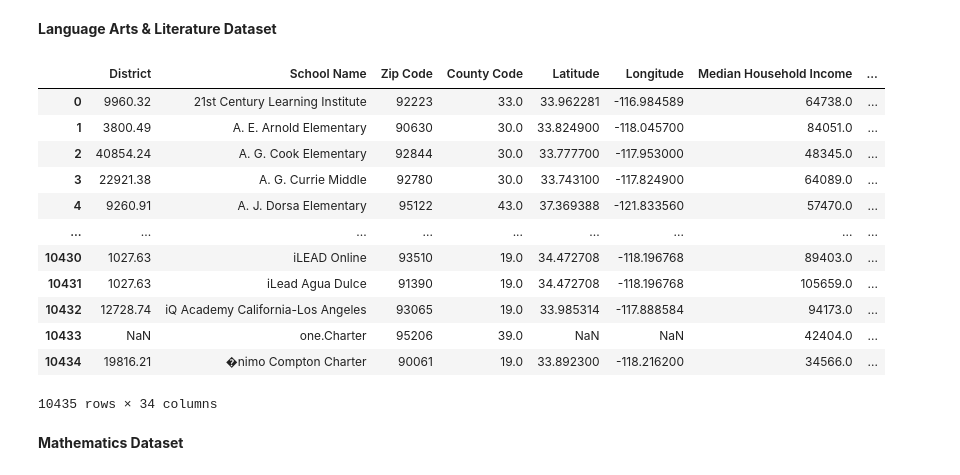
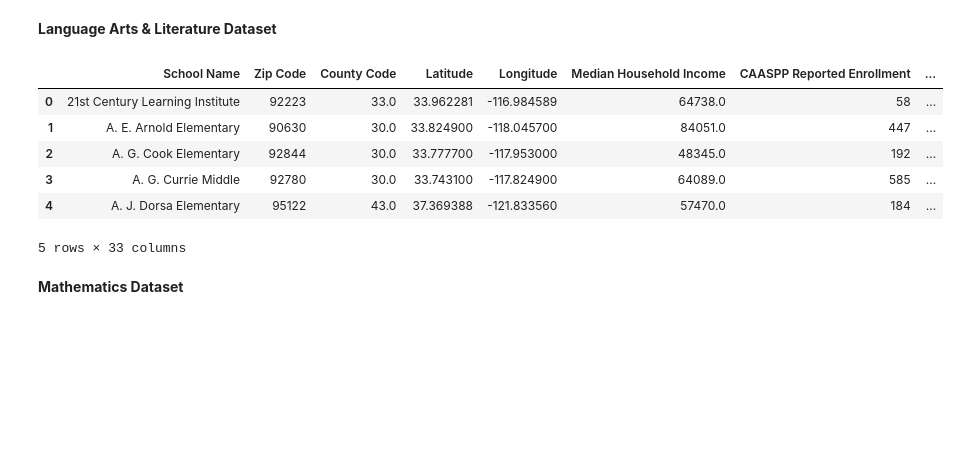
Before and after one commit to gabriellewald/springboard-coursework, a Jupyter notebook: education_project/Capstone2_education_project.ipynb, the cells around one changed output. Saved outputs shown, nothing was run; the diff lists cells and outputs as text; code cells hidden in the pictures; blank space fills up the shorter version.

```diff
--- a/education_project/Capstone2_education_project.ipynb
+++ b/education_project/Capstone2_education_project.ipynb
@@ -862,31 +862,25 @@ math_df.columns = ['District Code', 'School Code', 'School Name', 'Zip Code', 'C
 **Language Arts & Literature Dataset**
 # %%
 # Select columns of interest
-df_language = language_df[['District', 'School Name', 'Zip Code', 'County Code', 'Latitude', 'Longitude',
+df_language = language_df[['School Name', 'Zip Code', 'County Code', 'Latitude', 'Longitude',
        'Median Household Income', 'CAASPP Reported Enrollment', 'Enrollment K-12',
        'Total Revenue per Pupil', 'Total Expenditures per Pupil', 'Free Meal Count K-12',
        'Current Expense Per ADA', 'Male', 'Female',
        'Military', 'Non Military', 'Homeless', 'Non Homeless', 'Disadvantaged',
        'Not Disadvantaged', 'Black', 'Native American', 'Asian', 'Hispanic',
        'Pacific Islander', 'White', 'Two/More Races', '< High School',
        'High School Grad', 'Some College', 'College Grad', 'Graduate School',
        'Percentage Standard Met and Above']]
 
-df_language
+df_language.head()
 # %% [output]
-|  | District | School Name | Zip Code | County Code | Latitude | Longitude | Median Household Income | ... |
-| 0 | 9960.32 | 21st Century Learning Institute | 92223 | 33.0 | 33.962281 | -116.984589 | 64738.0 | ... |
-| 1 | 3800.49 | A. E. Arnold Elementary | 90630 | 30.0 | 33.824900 | -118.045700 | 84051.0 | ... |
-| 2 | 40854.24 | A. G. Cook Elementary | 92844 | 30.0 | 33.777700 | -117.953000 | 48345.0 | ... |
-| 3 | 22921.38 | A. G. Currie Middle | 92780 | 30.0 | 33.743100 | -117.824900 | 64089.0 | ... |
-| 4 | 9260.91 | A. J. Dorsa Elementary | 95122 | 43.0 | 37.369388 | -121.833560 | 57470.0 | ... |
-| ... | ... | ... | ... | ... | ... | ... | ... | ... |
-| 10430 | 1027.63 | iLEAD Online | 93510 | 19.0 | 34.472708 | -118.196768 | 89403.0 | ... |
-| 10431 | 1027.63 | iLead Agua Dulce | 91390 | 19.0 | 34.472708 | -118.196768 | 105659.0 | ... |
-| 10432 | 12728.74 | iQ Academy California-Los Angeles | 93065 | 19.0 | 33.985314 | -117.888584 | 94173.0 | ... |
-| 10433 | NaN | one.Charter | 95206 | 39.0 | NaN | NaN | 42404.0 | ... |
-| 10434 | 19816.21 | �nimo Compton Charter | 90061 | 19.0 | 33.892300 | -118.216200 | 34566.0 | ... |
+|  | School Name | Zip Code | County Code | Latitude | Longitude | Median Household Income | CAASPP Reported Enrollment | ... |
+| 0 | 21st Century Learning Institute | 92223 | 33.0 | 33.962281 | -116.984589 | 64738.0 | 58 | ... |
+| 1 | A. E. Arnold Elementary | 90630 | 30.0 | 33.824900 | -118.045700 | 84051.0 | 447 | ... |
+| 2 | A. G. Cook Elementary | 92844 | 30.0 | 33.777700 | -117.953000 | 48345.0 | 192 | ... |
+| 3 | A. G. Currie Middle | 92780 | 30.0 | 33.743100 | -117.824900 | 64089.0 | 585 | ... |
+| 4 | A. J. Dorsa Elementary | 95122 | 43.0 | 37.369388 | -121.833560 | 57470.0 | 184 | ... |
-10435 rows × 34 columns
+5 rows × 33 columns
 # %%
 # create csv file with language_df
 # %% [markdown]
```
Also changed, not shown: parts of 42 cells of this notebook.
